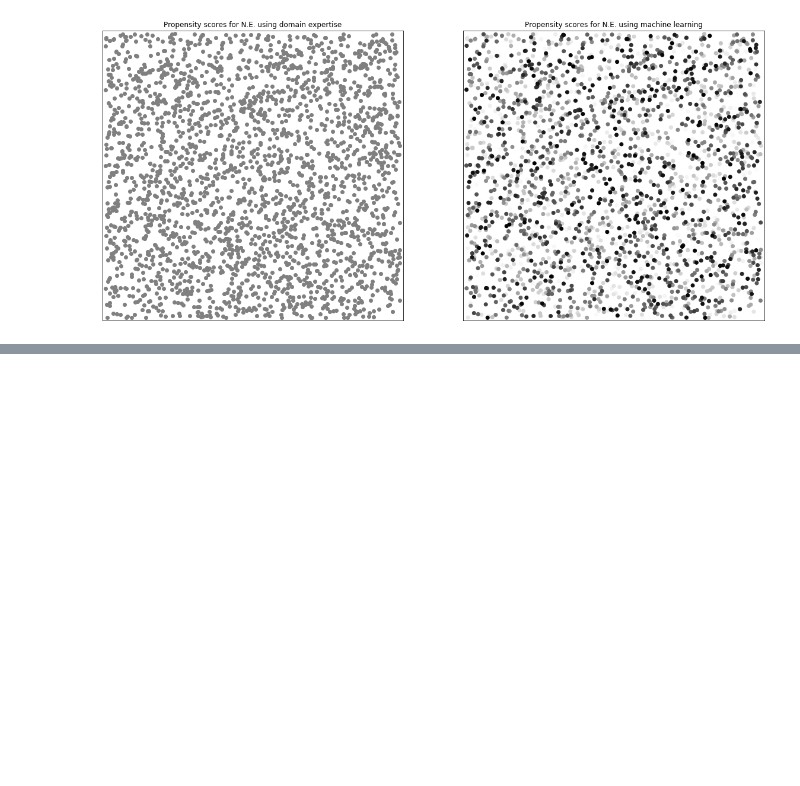
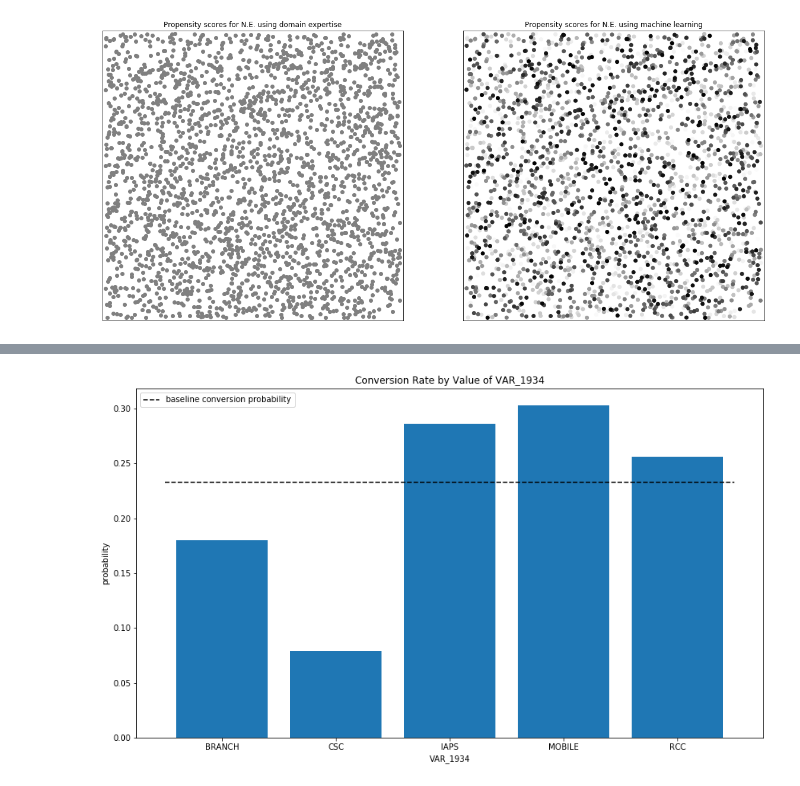
Before and after one commit to TonyBlonigan/marketing_campaign_optimization, a Jupyter notebook: presentation.ipynb, the cells around one changed output, grey strips where cells are left out. Saved outputs shown, nothing was run; the diff lists cells and outputs as text; code cells hidden in the pictures; blank space fills up the shorter version.

```diff
--- a/presentation.ipynb
+++ b/presentation.ipynb
@@ -103,0 +188,95 @@ To the extent that we are lowering costs faster than we are reducing revenue gen
+# %%
+def system_entropy_given_col(split_col, y, na_strategy=None):
+    """
+    Calculate system entropy after splitting on categories in column 'split_col'
+    :param split_col: np.array of column with categories
+    :param y: np.array of column with data we are using to check entropy
+    :param na_strategy: str, 'fill' or 'drop'
+    """
+    if na_strategy == 'fill':
+        try:
+            np.isnan(split_col)
+        except TypeError:
+            msk = x_train[c].isna()
+
+        split_col = split_col.copy()
+
+        split_col[msk] = 'na_unknown_na'
+    elif na_strategy == 'drop':
+        try:
+            np.isnan(split_col)
+        except TypeError:
+            msk = x_train[c].isna()
+
+        split_col = split_col.copy()[msk]
+
+        y = y.copy()[msk]
+    else:
+        raise Exception("specify na_strategy as either 'fill' or 'drop'")
+    # get levels and counts of obs in each level
+    lvl, n = np.unique(split_col, return_counts=True)
+
+    # calculate entropy for each level, after splitting
+    e = []
+    for l, ln in zip(lvl, n):
+        y_lvls, y_counts = np.unique(y[split_col == l], return_counts=True)
+
+        e.append(entropy(y_counts / y_counts.sum()))
+
+    # calculate weighted avg entropy
+    return np.average(e, weights=n)
+
+
+x_train_cat = x_train.select_dtypes(include='object')
+# x_train_cat = pd.get_dummies(x_train_cat, dummy_na=True)
+
+col_entropy_cols = []
+col_entropy = []
+
+for c in x_train_cat.columns:
+    try:
+        unique_lvls = np.unique(x_train_cat[c])
+    except TypeError:
+        # we are just trying to get an example here, so we can ignore errors
+#         print(f'skipping {c}, TypeError')
+        continue
+
+    # ignore columns with tons of categories
+    n_unique = len(unique_lvls)
+
+    if n_unique > 15:
+#         print(f'skipping {c}, has {n_unique} levels')
+        continue
+
+    # calculate remaining system entropy, after splitting on col
+    this_entropy = system_entropy_given_col(split_col=x_train_cat[c], y=y_train, na_strategy='fill')
+    # normalize by number of unique levels
+    this_entropy /= len(unique_lvls)
+
+    col_entropy_cols.append(c)
+    col_entropy.append(this_entropy)
+
+# find column producing least entropy
+col_entropy = np.array(col_entropy)
+idx_min = np.argmin(col_entropy)
+c = col_entropy_cols[idx_min]
+
+# create bar plot of conversion probability by attribute value
+# calculate conversion probability by att val
+p = y_train.join(x_train[[c]]).groupby(c).agg(['count', 'sum'])
+p.columns = [c[1] for c in p.columns]
+p['p'] = p['sum'] / p['count']
+
+# plot conversion prob by att val
+fig, ax = plt.subplots(figsize=(14, 8))
+plt.bar(p.index.values, p.p)
+p_naive = y_train.target.value_counts()[1] / len(y_train)
+plt.hlines(p_naive, -.5, len(p) - .5, linestyles='--',
+           label='baseline conversion probability')
+plt.legend()
+plt.title(f'Conversion Rate by Value of {c}')
+plt.ylabel('probability')
+plt.xlabel(c)
+plt.show()
+# %% [output]
+[figure, added]
```
Also changed, not shown: parts of 17 cells of this notebook.
